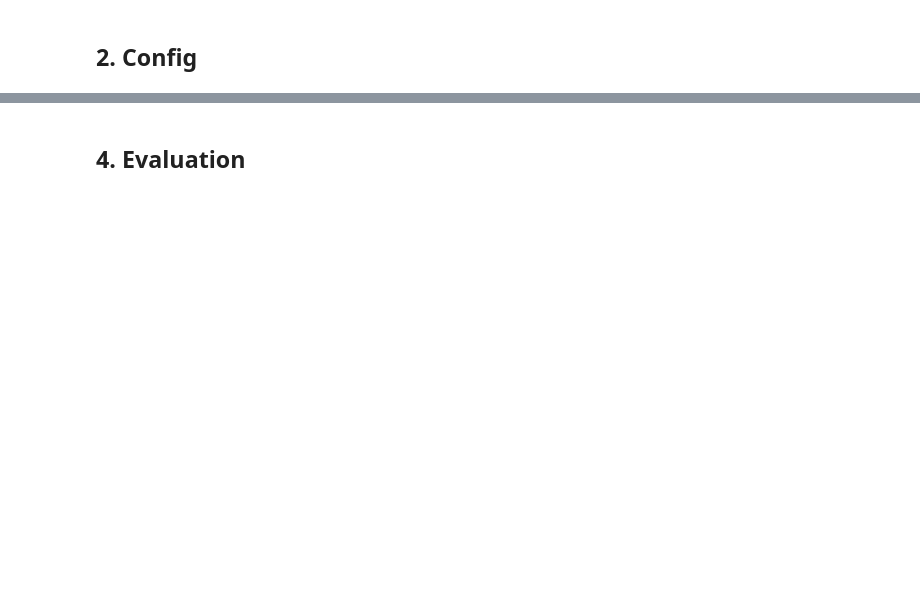
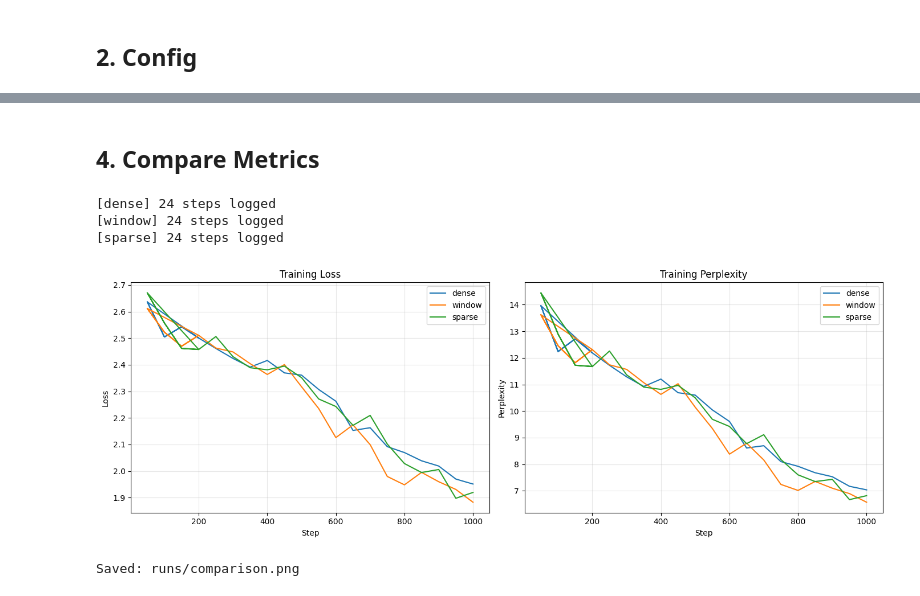
Before and after one commit to akashkguw/orion, a Jupyter notebook: experiments.ipynb, the cells around one changed output, grey strips where cells are left out. Cells and saved outputs as stored; diff of their text form; code cells hidden in the pictures; blank space fills up the shorter version.

Commit message:
chore: update experiments notebook (orion.run, --steps override, comparison plots)

```diff
--- a/experiments.ipynb
+++ b/experiments.ipynb
@@ -22,5 +24,7 @@ if not os.path.exists('orion'):
 elif os.path.basename(os.getcwd()) != 'orion':
     os.chdir('orion')
 
-subprocess.run([sys.executable, '-m', 'pip', 'install', '-q', '-r', 'requirements.txt', '-r', 'requirements-dev.txt'], check=True)
+subprocess.run([sys.executable, '-m', 'pip', 'install', '-q',
+                '-r', 'requirements.txt', '-r', 'requirements-dev.txt',
+                'pandas', 'matplotlib'], check=True)
 print('Setup complete. cwd:', os.getcwd())
@@ -27,3 +33,4 @@ print('Setup complete. cwd:', os.getcwd())
 # %%
-import importlib.util, torch
-print(f'torch {torch.__version__} | CUDA: {torch.cuda.is_available()} | device: {torch.cuda.get_device_name(0) if torch.cuda.is_available() else "cpu"}')
+import torch
+device = 'cuda' if torch.cuda.is_available() else 'cpu'
+print(f'torch {torch.__version__} | device: {torch.cuda.get_device_name(0) if torch.cuda.is_available() else "cpu"}')
@@ -30,10 +39,12 @@ print(f'torch {torch.__version__} | CUDA: {torch.cuda.is_available()} | device:
 # %% [markdown]
 ## 2. Config
 # %%
-# Which experiments to run — set to False to skip
+# ── Tune these ────────────────────────────────────────────────────
+STEPS     = 1000
 RUN_DENSE  = True
 RUN_WINDOW = True
 RUN_SPARSE = True
+# ──────────────────────────────────────────────────────────────────
 
 EXPERIMENTS = {
     'dense':  {'config': 'configs/tinyshakespeare_dense.yaml',  'run': RUN_DENSE},
@@ -66,2 +122,2 @@ print('\nTrain summary:', train_results)
 # %% [markdown]
-## 4. Evaluation
+## 4. Compare Metrics
@@ -98,0 +124,48 @@ for name, exp in EXPERIMENTS.items():
+# %%
+import json
+import pandas as pd
+import matplotlib.pyplot as plt
+
+metrics = {}
+
+for name, r in run_results.items():
+    jsonl_path = Path(r['out_dir']) / 'metrics.jsonl'
+    if not jsonl_path.exists():
+        print(f'[{name}] no metrics.jsonl at {jsonl_path}')
+        continue
+    rows = [json.loads(l) for l in jsonl_path.read_text().splitlines() if l.strip()]
+    metrics[name] = pd.DataFrame(rows)
+    print(f'[{name}] {len(rows)} steps logged')
+
+# Loss curve
+if metrics:
+    fig, axes = plt.subplots(1, 2, figsize=(14, 5))
+
+    for name, df in metrics.items():
+        if 'loss' in df.columns and 'step' in df.columns:
+            axes[0].plot(df['step'], df['loss'], label=name)
+    axes[0].set_xlabel('Step')
+    axes[0].set_ylabel('Loss')
+    axes[0].set_title('Training Loss')
+    axes[0].legend()
+    axes[0].grid(True, alpha=0.3)
+
+    for name, df in metrics.items():
+        if 'ppl' in df.columns and 'step' in df.columns:
+            axes[1].plot(df['step'], df['ppl'], label=name)
+    axes[1].set_xlabel('Step')
+    axes[1].set_ylabel('Perplexity')
+    axes[1].set_title('Training Perplexity')
+    axes[1].legend()
+    axes[1].grid(True, alpha=0.3)
+
+    plt.tight_layout()
+    plt.savefig('runs/comparison.png', dpi=150)
+    plt.show()
+    print('Saved: runs/comparison.png')
+# %% [output]
+[dense] 24 steps logged
+[window] 24 steps logged
+[sparse] 24 steps logged
+[figure, added]
+Saved: runs/comparison.png
```
Also changed, not shown: parts of 14 cells of this notebook.
